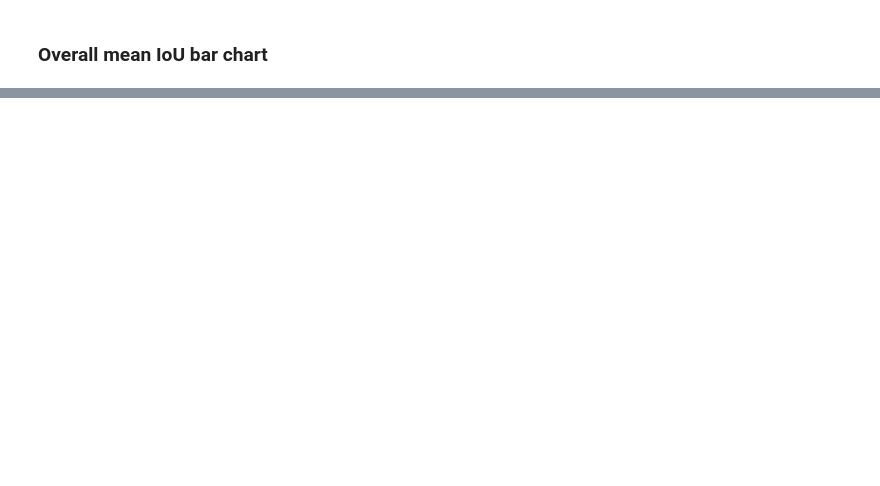
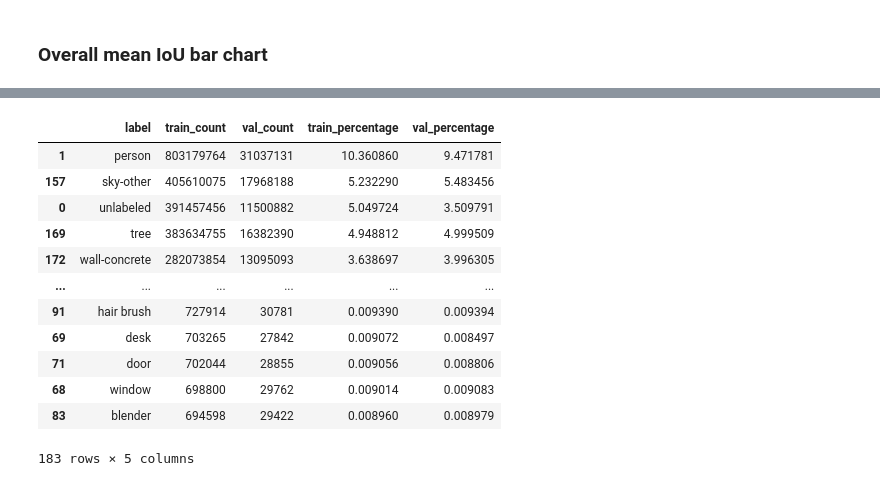
Before and after one commit to Sean-McConnachie/semantic-vae-loss-comparison, a Jupyter notebook: analysis/interpret_results.ipynb, the cells around one changed output, grey strips where cells are left out. Saved outputs shown, nothing was run; the diff lists cells and outputs as text; code cells hidden in the pictures; blank space fills up the shorter version.

```diff
--- a/analysis/interpret_results.ipynb
+++ b/analysis/interpret_results.ipynb
@@ -171,0 +556,34 @@ See the caveats in the documentation: https://pandas.pydata.org/pandas-docs/stab
+# %%
+with open("analysis/pixel_level_distribution.json", "r") as f:
+    data = json.load(f)
+labels = data["labels"]
+train_class_counts = np.array(data["train"]["class_counts"])
+train_total_pixels = data["train"]["total_pixels"]
+val_class_counts = np.array(data["validation"]["class_counts"])
+val_total_pixels = data["validation"]["total_pixels"]
+
+# columns are the labels
+# rows are train and validation counts
+counts_df = pd.DataFrame({
+    "label": labels,
+    "train_count": train_class_counts,
+    "val_count": val_class_counts,
+})
+counts_df["train_percentage"] = counts_df["train_count"] / train_total_pixels * 100
+counts_df["val_percentage"] = counts_df["val_count"] / val_total_pixels * 100
+counts_df = counts_df.sort_values(by="train_percentage", ascending=False)
+counts_df
+# %% [output]
+|  | label | train_count | val_count | train_percentage | val_percentage |
+| 1 | person | 803179764 | 31037131 | 10.360860 | 9.471781 |
+| 157 | sky-other | 405610075 | 17968188 | 5.232290 | 5.483456 |
+| 0 | unlabeled | 391457456 | 11500882 | 5.049724 | 3.509791 |
+| 169 | tree | 383634755 | 16382390 | 4.948812 | 4.999509 |
+| 172 | wall-concrete | 282073854 | 13095093 | 3.638697 | 3.996305 |
+| ... | ... | ... | ... | ... | ... |
+| 91 | hair brush | 727914 | 30781 | 0.009390 | 0.009394 |
+| 69 | desk | 703265 | 27842 | 0.009072 | 0.008497 |
+| 71 | door | 702044 | 28855 | 0.009056 | 0.008806 |
+| 68 | window | 698800 | 29762 | 0.009014 | 0.009083 |
+| 83 | blender | 694598 | 29422 | 0.008960 | 0.008979 |
+183 rows × 5 columns
```
Also changed, not shown: parts of 15 cells of this notebook, 9 other files.
